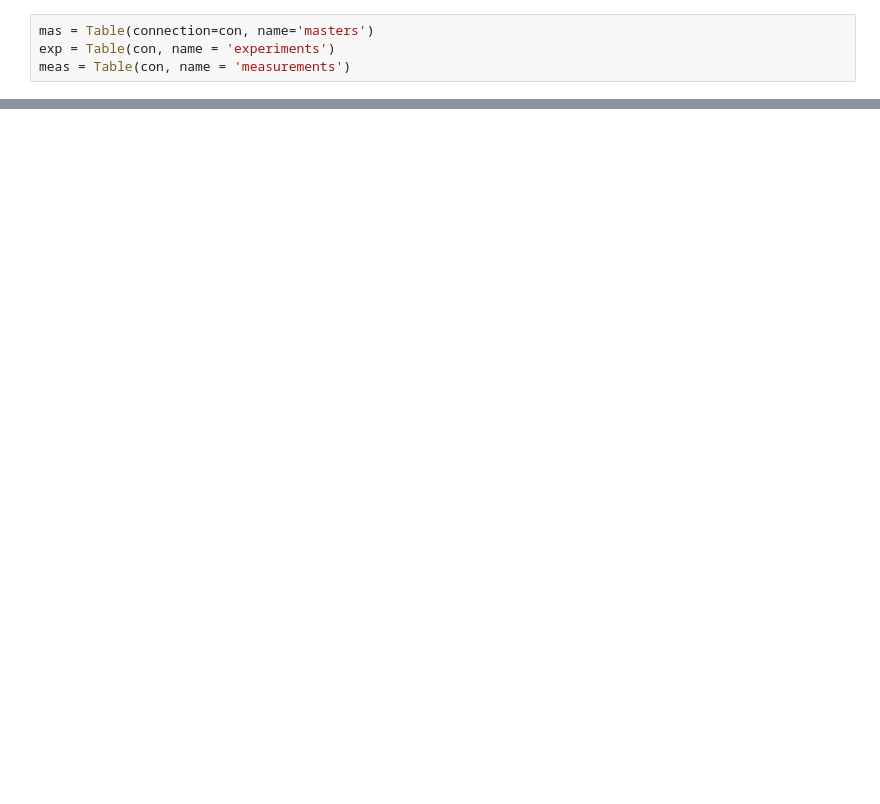
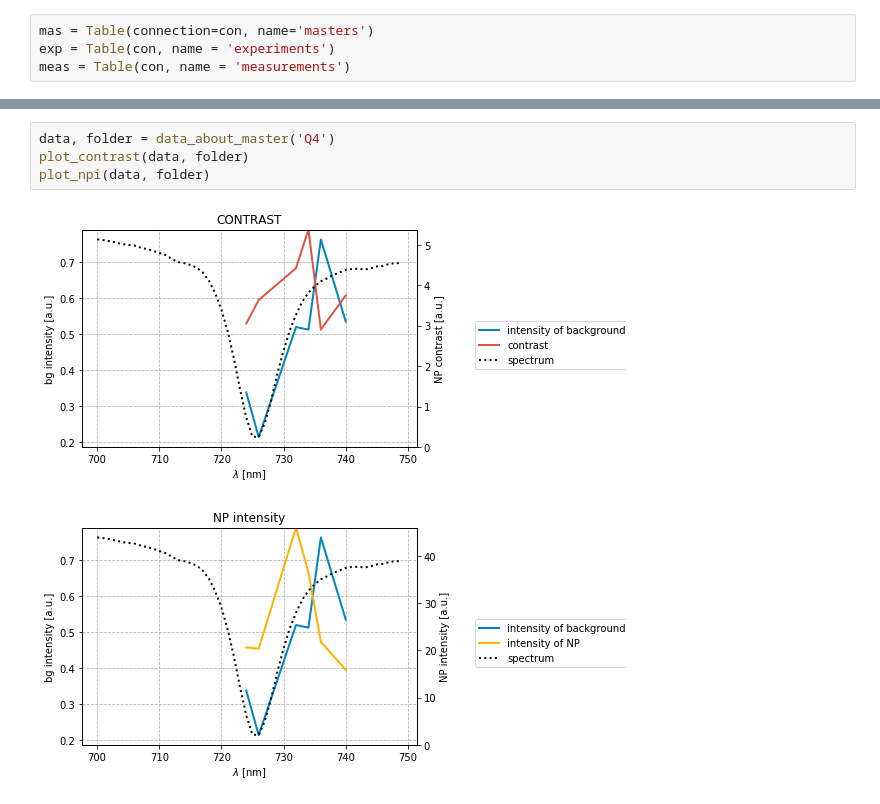
Before and after one commit to Yennda/spr_microscopy, a Jupyter notebook: database_plots.ipynb, the cells around one changed output, grey strips where cells are left out. Cells and saved outputs as stored; diff of their text form; blank space fills up the shorter version.

```diff
--- a/database_plots.ipynb
+++ b/database_plots.ipynb
@@ -164,0 +164,7 @@ fig.legend(loc='center left', bbox_to_anchor=(1, 0.5))
+# %%
+data, folder = data_about_master('Q4')
+plot_contrast(data, folder)
+plot_npi(data, folder)
+# %% [output]
+[figure, added]
+[figure, added]
```
Also changed, not shown: parts of 15 cells of this notebook, 5 other files.
